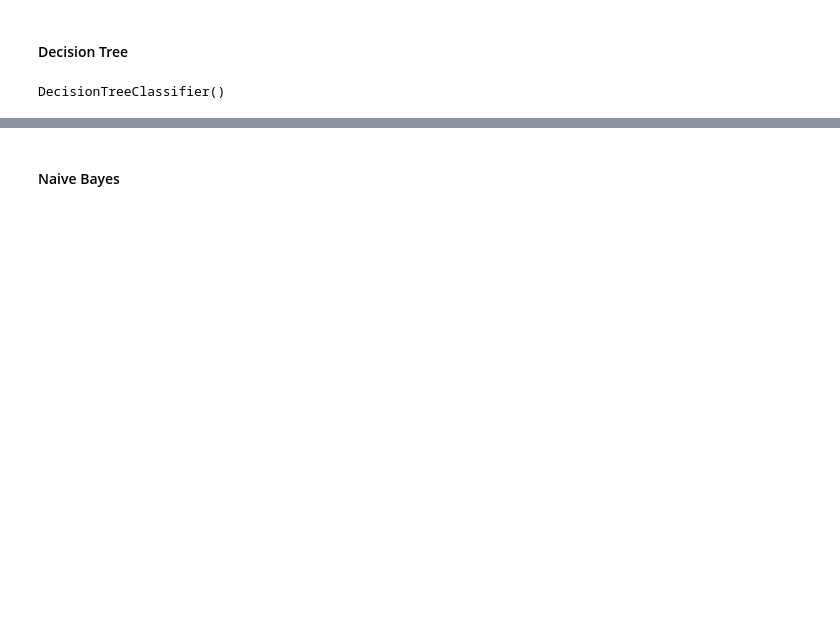
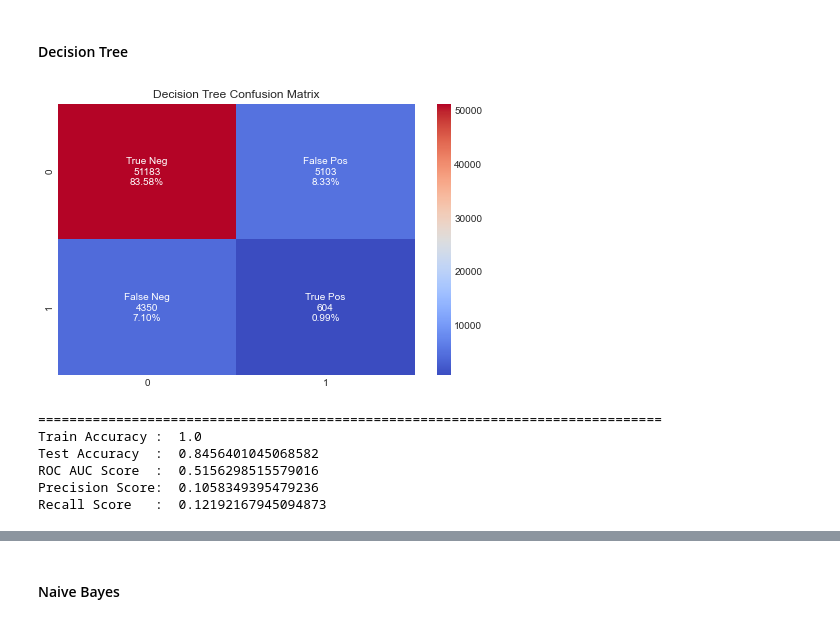
Before and after one commit to LuizFelipeAG/credit_check, a Jupyter notebook: loan_check_testbook-ML-Final.ipynb, the cells around one changed output, grey strips where cells are left out. Saved outputs shown, nothing was run; the diff lists cells and outputs as text; code cells hidden in the pictures; blank space fills up the shorter version.

```diff
--- a/loan_check_testbook-ML-Final.ipynb
+++ b/loan_check_testbook-ML-Final.ipynb
@@ -22,3 +26,43 @@ plt.rcParams["figure.figsize"] = [14,9]
+# %%
+#Confusion matrix and score generation
+def confmetrics(var,gftitle,*args):
+    global scorecard
+    #GENERATING METRICS
+    y_var_tpred = var.predict(X_train)
+    y_var_pred = var.predict(X_test)
+    var_train_acc = accuracy_score(y_train, y_var_tpred)
+    var_test_acc = accuracy_score(y_test, y_var_pred)
+    var_roc_auc_score = roc_auc_score(y_test, var.predict_proba(X_test)[:, 1])
+    var_precision_score = precision_score(y_test, y_var_pred,average='binary')
+    var_recall_score = recall_score(y_test, y_var_pred,average='binary')
+    #GENERATING CONFUSION MATRIX
+    var_cf_matrix = confusion_matrix(y_test, y_var_pred)
+    plt.figure(figsize=[8,5])
+    group_names = ['True Neg','False Pos','False Neg','True Pos']
+    group_counts = ['{0:0.0f}'.format(value) for value in
+                var_cf_matrix.flatten()]
+    group_percentages = ['{0:.2%}'.format(value) for value in
+                     var_cf_matrix.flatten()/np.sum(var_cf_matrix)]
+    labels = [f'{v1}\n{v2}\n{v3}' for v1, v2, v3 in
+          zip(group_names,group_counts,group_percentages)]
+    labels = np.asarray(labels).reshape(2,2)
+    sns.heatmap(var_cf_matrix, annot=labels, fmt='',
+            cmap='coolwarm').set_title(gftitle)
+    plt.show()
+    #PRINTING METRICS
+    print('='*80)
+    print('Train Accuracy : ',var_train_acc)
+    print('Test Accuracy  : ',var_test_acc)
+    print('ROC AUC Score  : ',var_roc_auc_score)
+    print('Precision Score: ',var_precision_score)
+    print('Recall Score   : ',var_recall_score)
+    #Adding to the Scorecard
+    if args:
+        scorecard = scorecard.append(pd.Series([args[0],var_train_acc,var_test_acc,var_roc_auc_score,var_precision_score,var_recall_score,
+                                (var_cf_matrix.flatten()/np.sum(var_cf_matrix))[0],
+                                (var_cf_matrix.flatten()/np.sum(var_cf_matrix))[1],
+                                (var_cf_matrix.flatten()/np.sum(var_cf_matrix))[2],
+                                (var_cf_matrix.flatten()/np.sum(var_cf_matrix))[3]],index=scorecard.columns),ignore_index=True)
 # %% [markdown]
 ## First look at the dataset
 # %%
@@ -744,6 +758,13 @@ Recall Score   :  0.0
 # %%
 from sklearn.tree import DecisionTreeClassifier
 dt = DecisionTreeClassifier()
 dt.fit(X_train, y_train)
+confmetrics(dt,'Decision Tree Confusion Matrix','DecisionTree')
 # %% [output]
+[figure, added]
-DecisionTreeClassifier()
+================================================================================
+Train Accuracy :  1.0
+Test Accuracy  :  0.8456401045068582
+ROC AUC Score  :  0.5156298515579016
+Precision Score:  0.1058349395479236
+Recall Score   :  0.12192167945094873
```
Also changed, not shown: parts of 34 cells of this notebook.
